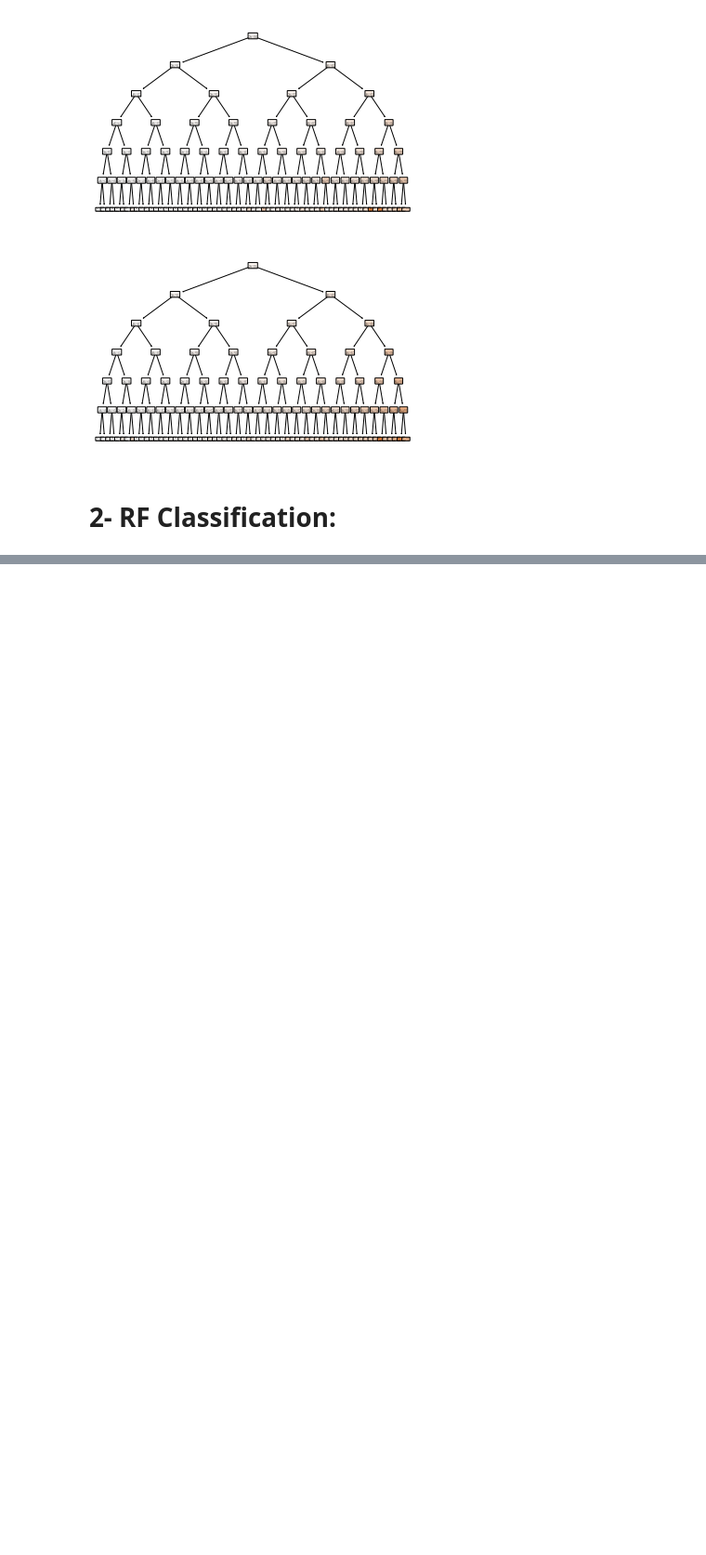
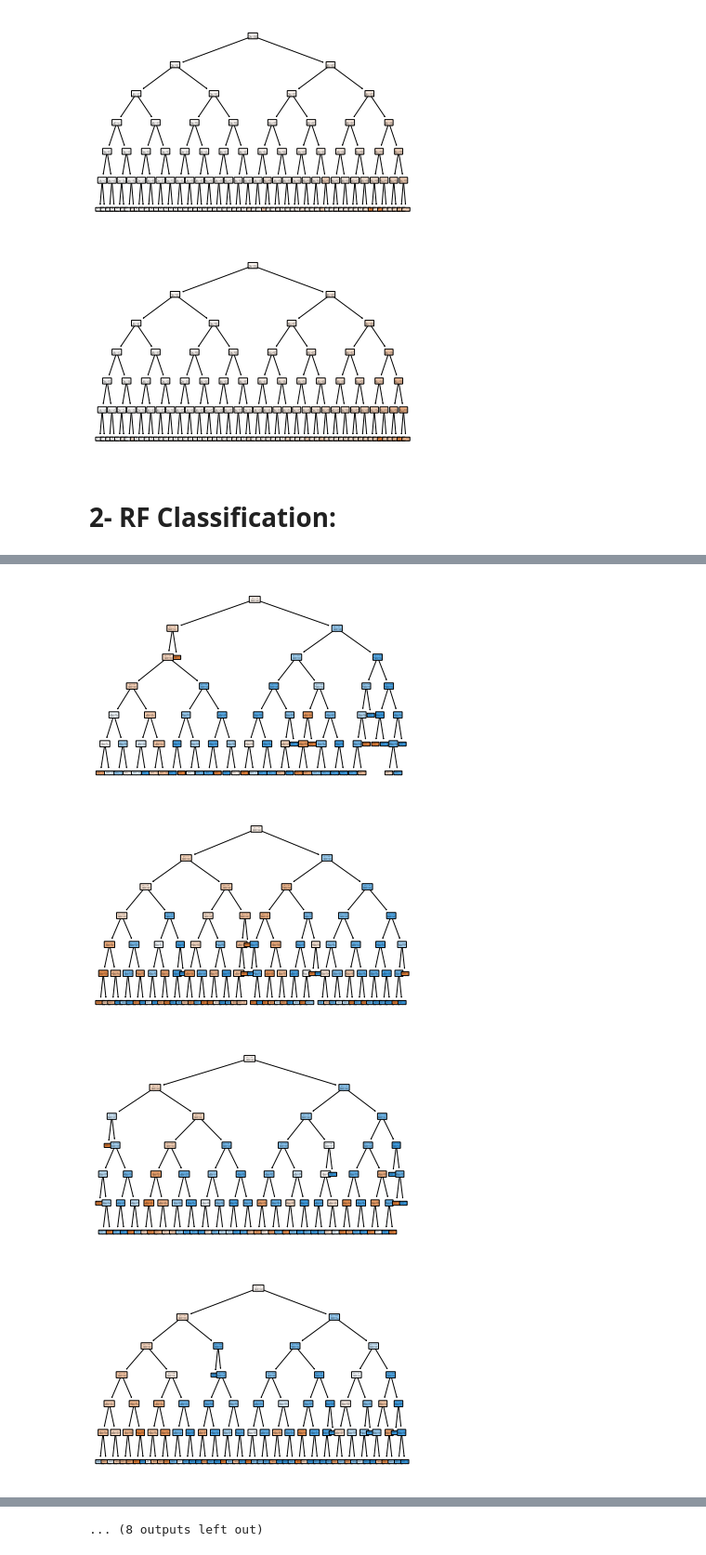
Before and after one commit to renadalahmadi/BigData-and-AI, a Jupyter notebook: RF.ipynb, the cells around one changed output, grey strips where cells are left out. Shown at 93% size. Saved outputs shown, nothing was run; the diff lists cells and outputs as text; code cells hidden in the pictures; blank space fills up the shorter version.

```diff
--- a/RF.ipynb
+++ b/RF.ipynb
@@ -385,0 +559,9 @@ for x in range(len(grid2.best_estimator_.estimators_)):
+# %%
+# Function to perform training with RandomForestClassifier
+def tarin_using_RFC(X_train, y_train):
+
+    class_forest = RandomForestClassifier(n_estimators = 10, criterion = 'entropy', random_state = 0)
+    class_forest.fit(X_train, y_train)
+    print(class_forest.feature_importances_)
+
+    return class_forest
@@ -385,0 +599,2 @@ for x in range(len(grid2.best_estimator_.estimators_)):
+# %%
+clf_RFC = tarin_using_RFC(X_train, y_train)
@@ -385,0 +626,19 @@ for x in range(len(grid2.best_estimator_.estimators_)):
+# %%
+# Classification
+
+param_grid = {
+    "n_estimators": [10,20,30], # how many trees in our forest
+    "criterion": ["gini", "entropy"], # what criteria is used to split nodes
+    "max_depth": [2,4,6] # how deep each decision tree can be
+
+}
+
+grid = GridSearchCV(
+    clf_RFC,
+    param_grid,
+    cv = 5,
+    n_jobs=-1,
+    verbose=1
+)
+
+grid.fit(X_train, y_train)
@@ -385,0 +726,14 @@ for x in range(len(grid2.best_estimator_.estimators_)):
+# %%
+# Plot the Decision Trees from the Grid Search Random Forest
+for x in range(len(grid.best_estimator_.estimators_)):
+    tree.plot_tree(
+    grid.best_estimator_.estimators_[x], # Access each individual estimator
+    filled=True,
+    rounded=True,
+    )
+    plt.show()
+# %% [output]
+[figure, added]
+[figure, added]
+[figure, added]
+[figure, added]
@@ -385,0 +748 @@ for x in range(len(grid2.best_estimator_.estimators_)):
+... (8 outputs left out)
```
Also changed, not shown: parts of 27 cells of this notebook.
